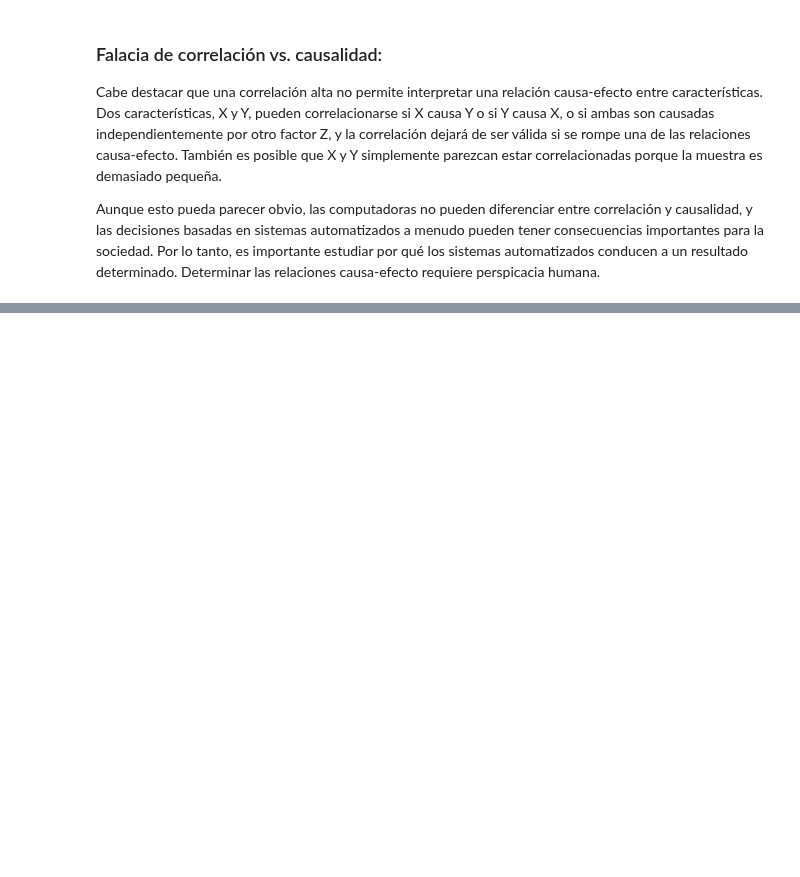
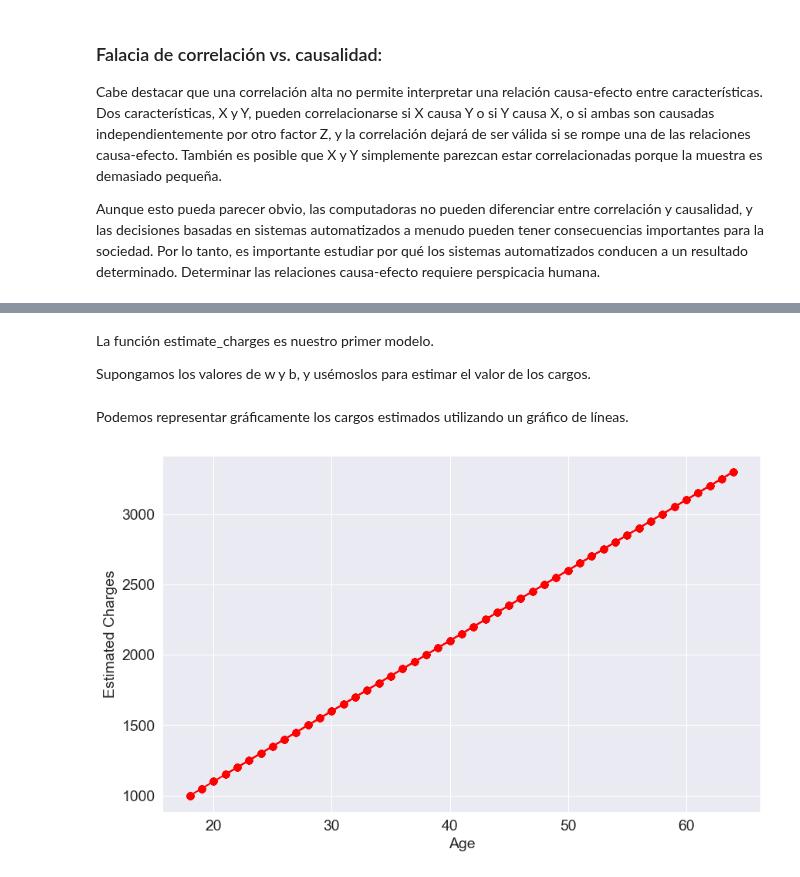
Before and after one commit to partnerds/machine-learning-and-scikit-learn-with-python, a Jupyter notebook: linear-regresion-scikit-learn-python.ipynb, the cells around one changed output, grey strips where cells are left out. Cells and saved outputs as stored; diff of their text form; code cells hidden in the pictures; blank space fills up the shorter version.

```diff
--- a/linear-regresion-scikit-learn-python.ipynb
+++ b/linear-regresion-scikit-learn-python.ipynb
@@ -393,0 +412,21 @@ Aunque esto pueda parecer obvio, las computadoras no pueden diferenciar entre co
+# %%
+def estimate_charges(age, w, b):
+    return w * age + b
+# %% [markdown]
+La función estimate_charges es nuestro primer modelo.
+
+Supongamos los valores de w y b, y usémoslos para estimar el valor de los cargos.
+# %%
+w = 50
+b = 100
+# %%
+ages = non_smoker_df.age
+estimated_charges = estimate_charges(ages, w, b)
+# %% [markdown]
+Podemos representar gráficamente los cargos estimados utilizando un gráfico de líneas.
+# %%
+plt.plot(ages, estimated_charges, 'r-o');
+plt.xlabel('Age');
+plt.ylabel('Estimated Charges');
+# %% [output]
+[figure, added]
```
Also changed, not shown: parts of 36 cells of this notebook, 1 other file.
